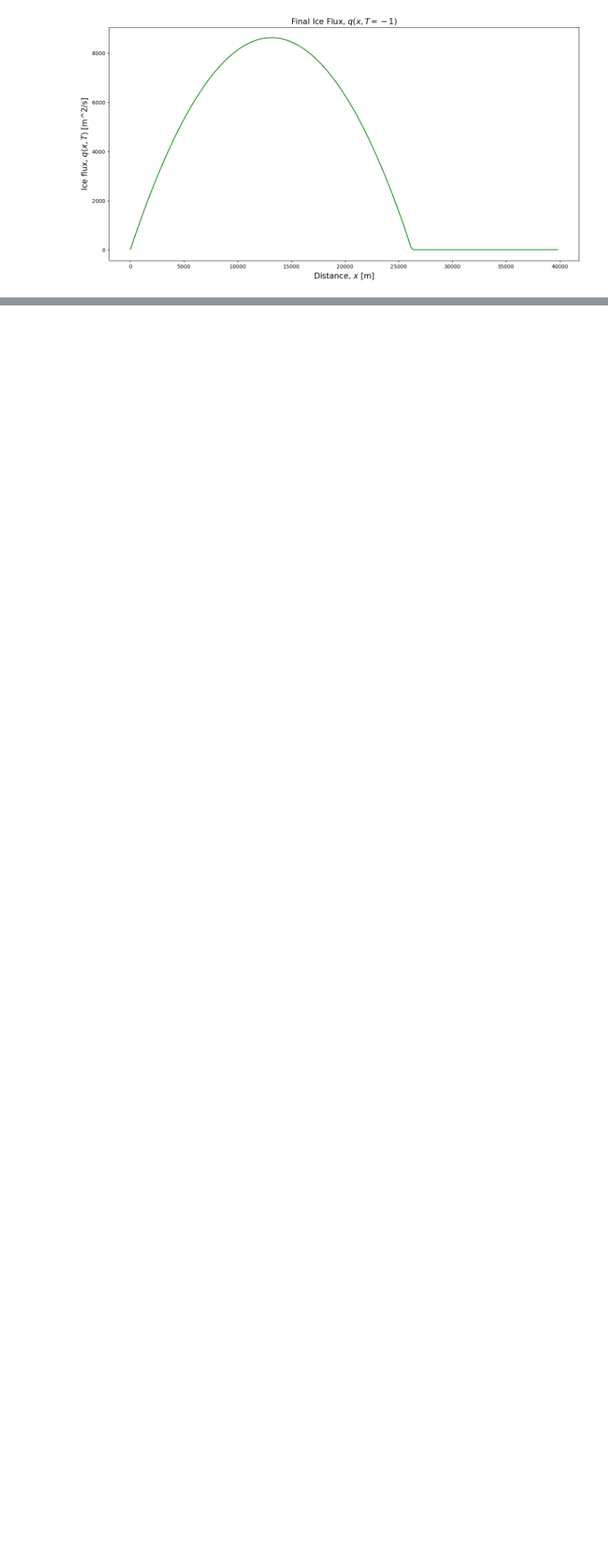
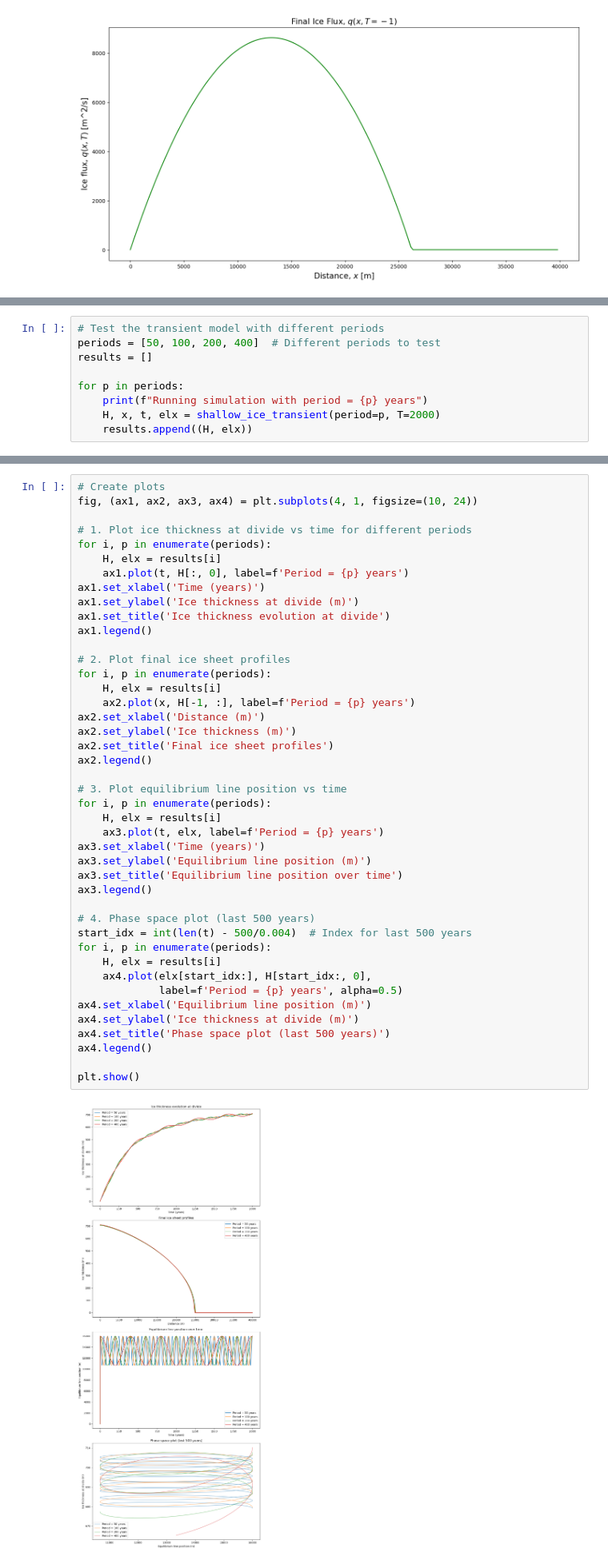
Before and after one commit to AnnaChen04/glaciology_practical, a Jupyter notebook: P4_and_5/P4-5_mynotebook.ipynb, the cells around one changed output, grey strips where cells are left out. Shown at 80% size. Cells and saved outputs as stored; diff of their text form; blank space fills up the shorter version.

```diff
--- a/P4_and_5/P4-5_mynotebook.ipynb
+++ b/P4_and_5/P4-5_mynotebook.ipynb
@@ -310,0 +615,9 @@ plt.show()
+# %%
+# Test the transient model with different periods
+periods = [50, 100, 200, 400]  # Different periods to test
+results = []
+
+for p in periods:
+    print(f"Running simulation with period = {p} years")
+    H, x, t, elx = shallow_ice_transient(period=p, T=2000)
+    results.append((H, elx))
@@ -310,0 +629,45 @@ plt.show()
+# %%
+# Create plots
+fig, (ax1, ax2, ax3, ax4) = plt.subplots(4, 1, figsize=(10, 24))
+
+# 1. Plot ice thickness at divide vs time for different periods
+for i, p in enumerate(periods):
+    H, elx = results[i]
+    ax1.plot(t, H[:, 0], label=f'Period = {p} years')
+ax1.set_xlabel('Time (years)')
+ax1.set_ylabel('Ice thickness at divide (m)')
+ax1.set_title('Ice thickness evolution at divide')
+ax1.legend()
+
+# 2. Plot final ice sheet profiles
+for i, p in enumerate(periods):
+    H, elx = results[i]
+    ax2.plot(x, H[-1, :], label=f'Period = {p} years')
+ax2.set_xlabel('Distance (m)')
+ax2.set_ylabel('Ice thickness (m)')
+ax2.set_title('Final ice sheet profiles')
+ax2.legend()
+
+# 3. Plot equilibrium line position vs time
+for i, p in enumerate(periods):
+    H, elx = results[i]
+    ax3.plot(t, elx, label=f'Period = {p} years')
+ax3.set_xlabel('Time (years)')
+ax3.set_ylabel('Equilibrium line position (m)')
+ax3.set_title('Equilibrium line position over time')
+ax3.legend()
+
+# 4. Phase space plot (last 500 years)
+start_idx = int(len(t) - 500/0.004)  # Index for last 500 years
+for i, p in enumerate(periods):
+    H, elx = results[i]
+    ax4.plot(elx[start_idx:], H[start_idx:, 0],
+             label=f'Period = {p} years', alpha=0.5)
+ax4.set_xlabel('Equilibrium line position (m)')
+ax4.set_ylabel('Ice thickness at divide (m)')
+ax4.set_title('Phase space plot (last 500 years)')
+ax4.legend()
+
+plt.show()
+# %% [output]
+[figure, added]
```
Also changed, not shown: parts of 14 cells of this notebook, 5 other files.
